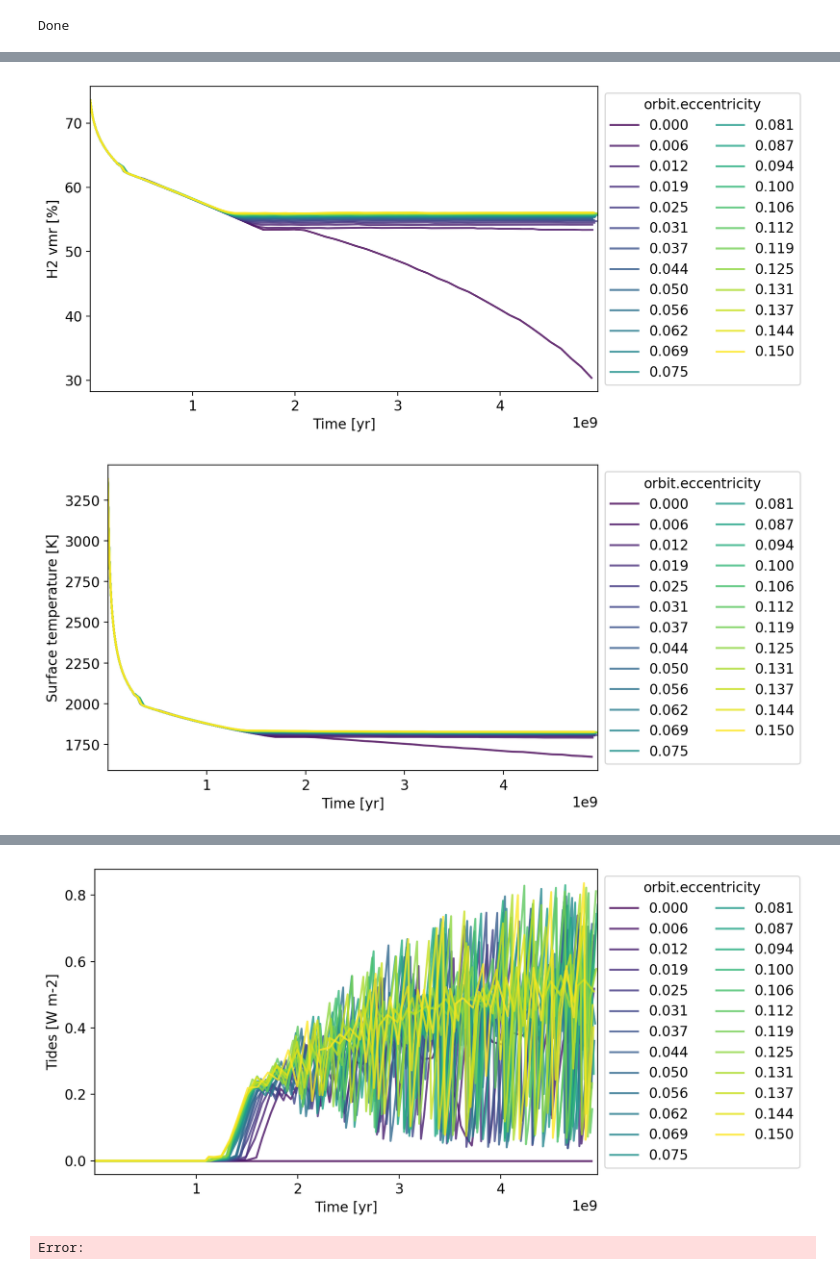
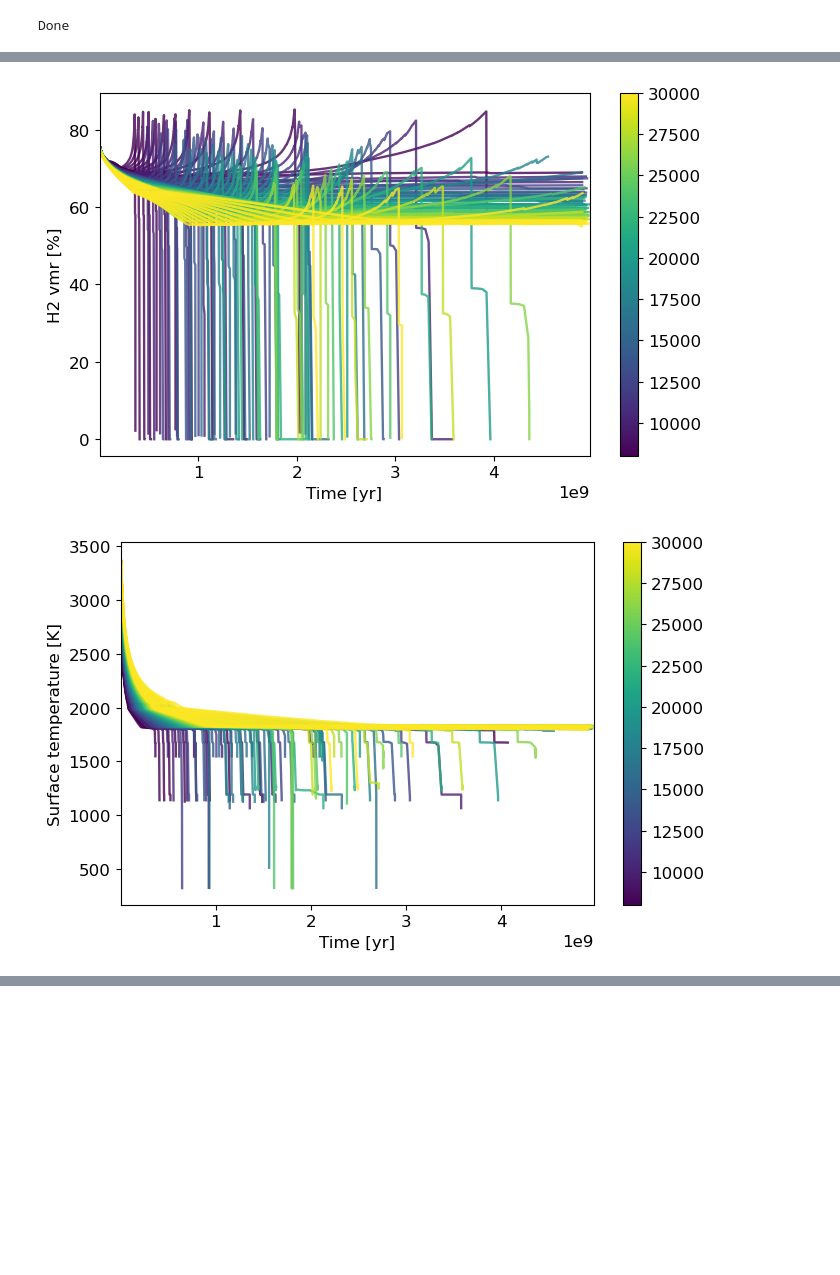
Before and after one commit to nichollsh/proteus_analysis, a Jupyter notebook: all_evolve.ipynb, the cells around one changed output, grey strips where cells are left out. Cells and saved outputs as stored; diff of their text form; code cells hidden in the pictures; blank space fills up the shorter version.

Commit message:
Paper plots. New tests

```diff
--- a/all_evolve.ipynb
+++ b/all_evolve.ipynb
@@ -17,7 +17,7 @@ from proteus.utils.constants import R_earth
 
 # %matplotlib widget
 # %%
-pgrid_dir = "data/shared/l98d_sens_eccentric/"
+pgrid_dir = "data/scratch/l98d_habrok4/"
 cases = lg.get_cases(pgrid_dir)
 # %%
 # Collect netcdf files
@@ -53,7 +53,7 @@ Solidified count   : 0 (0.000 %)
 # %%
 def plot_var_vs_time(y_key, y_lbl, y_scl=1.0,
                             z_key="", z_lim=None,
-                            legend=False,
+                            legend=False, cbar=False,
                             default_col='black', alpha=0.5, scatter=False, lw=1.0,
                             logx=False, logy=True, ylims=None, min_time=1e4):
 
@@ -74,6 +74,7 @@ def plot_var_vs_time(y_key, y_lbl, y_scl=1.0,
     else:
         cmap = plt.get_cmap("tab10")
 
+    sm = None
     if z_lim is not None:
         norm = mpl.colors.Normalize(vmin=z_lim[0], vmax=z_lim[1])
         sm = plt.cm.ScalarMappable(cmap=cmap, norm=norm)
@@ -98,7 +99,7 @@ def plot_var_vs_time(y_key, y_lbl, y_scl=1.0,
         else:
             lbl = casename
 
-        if legend:
+        if legend or cbar:
             if z_lim is not None:
                 col = sm.to_rgba(z_val)
             else:
@@ -106,7 +107,6 @@ def plot_var_vs_time(y_key, y_lbl, y_scl=1.0,
 
         # handle key
         if y_key_lower in ["bar", "vmr"]:
-            show_legend = True
 
             for v in lg.volatile_species:
                 if y_key_lower == "bar":
@@ -157,41 +157,48 @@ def plot_var_vs_time(y_key, y_lbl, y_scl=1.0,
         ax.set_ylim(ylims[0], ylims[1])
 
     # final things
-    fig.tight_layout()
-    if show_legend:
+    if legend:
         ax.legend(loc='center left', bbox_to_anchor=(1, 0.5),
                     ncols=max(int(ncases/10),1), title=z_key)
 
+    if cbar:
+        fig.colorbar(sm, ax=ax)
+
+    fig.tight_layout()
     plt.show()
 # %%
 plt.close("all")
 
 params = {
     "alpha"     : 0.8,
     "lw"        : 1.7,
     "logx"      : False,
     "scatter"   : False,
-    "legend"    : True,
+    "legend"    : False,
+    "cbar"      : True
 }
 
 # params["z_key"]=  "escape.zephyrus.efficiency"
 # params["z_lim"]=  (0.0, 0.3)
 
+params["z_key"]=  "delivery.elements.H_ppmw"
+params["z_lim"]=  (8000, 30000)
+
 # params["z_key"]=  "struct.corefrac"
 
 # params["z_key"]=  "atmos_clim.agni.spectral_bands"
 
-params["z_key"]=  "orbit.eccentricity"
+# params["z_key"]=  "orbit.eccentricity"
 
 plot_var_vs_time("H2_vmr",         "H2 vmr [%]",               **params, logy=False, y_scl=1e2)
 plot_var_vs_time("T_surf",          "Surface temperature [K]", **params, logy=False)
 plot_var_vs_time("P_surf",          "Pressure [bar]",          **params, logy=True)
-plot_var_vs_time("esc_rate_integ",  "Integrated escape [kg]",  **params, logy=False)
+# plot_var_vs_time("esc_rate_integ",  "Integrated escape [kg]",  **params, logy=False)
 plot_var_vs_time("R_obs",           "Observed radius [R_e]",   **params, logy=False, y_scl=1/R_earth)
 plot_var_vs_time("Phi_global",      "Global melt fraction",    **params, logy=False, ylims=(0,100), y_scl=100)
 plot_var_vs_time("F_atm",           "Net flux [W m-2]",        **params, logy=True)
 plot_var_vs_time("F_olr",           "OLR [W m-2]",             **params, logy=True)
 plot_var_vs_time("F_tidal",         "Tides [W m-2]",           **params, logy=False)
 # %% [output]
-[figure, old version]
+[figure, new version]
-[figure, old version]
+[figure, new version]
@@ -204,2 +210,0 @@ plot_var_vs_time("F_tidal",         "Tides [W m-2]",           **params, logy=Fa
-[figure, removed]
-Error:
```
Also changed, not shown: parts of 3 cells of this notebook, 6 other files.
